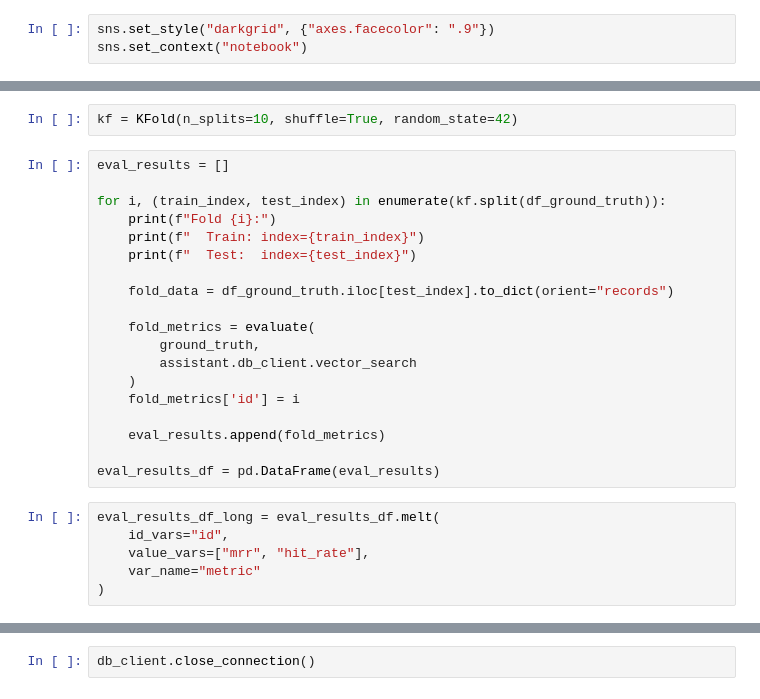
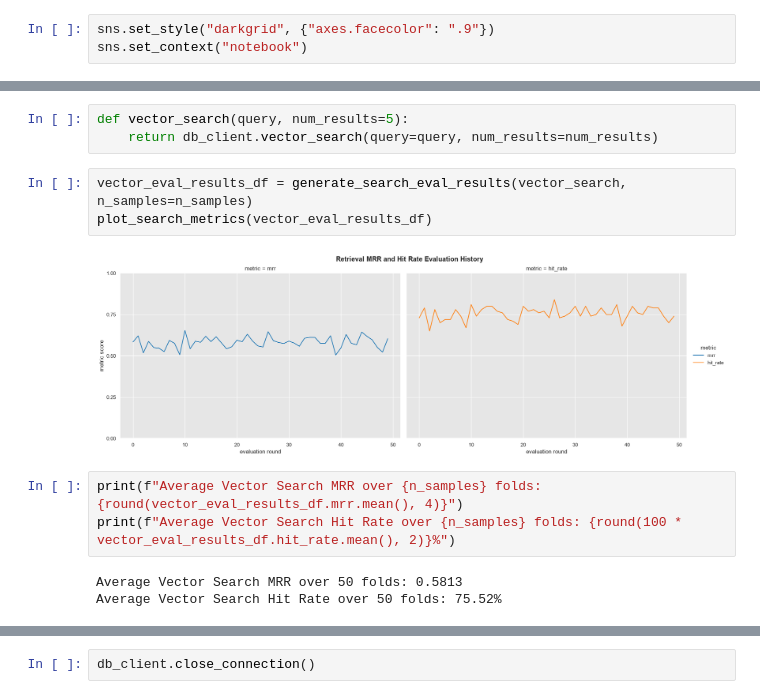
Before and after one commit to bastien-winant/wikifin-rag, a Jupyter notebook: src/wikifin_rag/evaluation.ipynb, the cells around one changed output, grey strips where cells are left out. Cells and saved outputs as stored; diff of their text form.

```diff
--- a/src/wikifin_rag/evaluation.ipynb
+++ b/src/wikifin_rag/evaluation.ipynb
@@ -318,27 +363,14 @@ ModuleNotFoundError: No module named 'sklearn'
-# %%
-kf = KFold(n_splits=10, shuffle=True, random_state=42)
+# %%
+def vector_search(query, num_results=5):
+    return db_client.vector_search(query=query, num_results=num_results)
+# %%
+vector_eval_results_df = generate_search_eval_results(vector_search, n_samples=n_samples)
+plot_search_metrics(vector_eval_results_df)
+# %% [output]
+[figure, added]
 # %%
-eval_results = []
-
-for i, (train_index, test_index) in enumerate(kf.split(df_ground_truth)):
-    print(f"Fold {i}:")
-    print(f"  Train: index={train_index}")
-    print(f"  Test:  index={test_index}")
-
-    fold_data = df_ground_truth.iloc[test_index].to_dict(orient="records")
-
-    fold_metrics = evaluate(
-        ground_truth,
-        assistant.db_client.vector_search
-    )
-    fold_metrics['id'] = i
-
-    eval_results.append(fold_metrics)
-
-eval_results_df = pd.DataFrame(eval_results)
+print(f"Average Vector Search MRR over {n_samples} folds: {round(vector_eval_results_df.mrr.mean(), 4)}")
+print(f"Average Vector Search Hit Rate over {n_samples} folds: {round(100 * vector_eval_results_df.hit_rate.mean(), 2)}%")
+# %% [output]
+Average Vector Search MRR over 50 folds: 0.5813
+Average Vector Search Hit Rate over 50 folds: 75.52%
-# %%
-eval_results_df_long = eval_results_df.melt(
-    id_vars="id",
-    value_vars=["mrr", "hit_rate"],
-    var_name="metric"
-)
```
Also changed, not shown: parts of 48 cells of this notebook, 2 other files.
